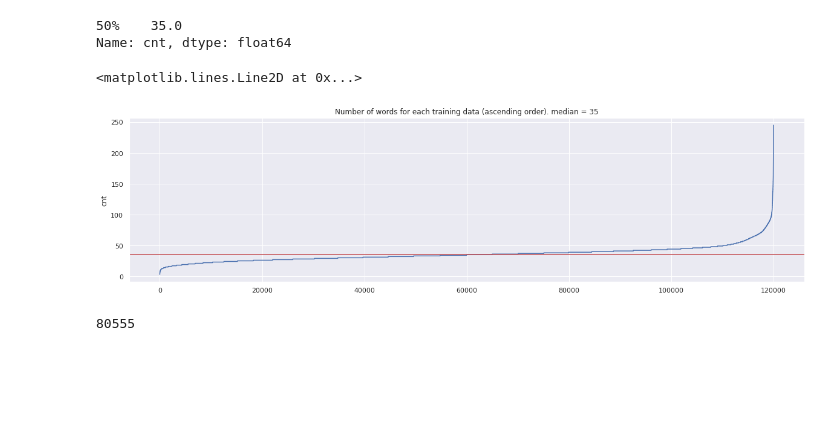
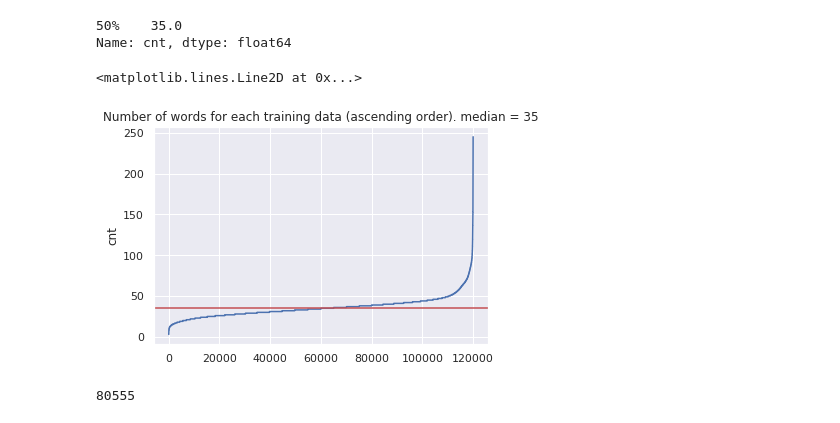
Before and after one commit to IIT-ML/interpretable-text-classification, a Jupyter notebook: AGnews_dataset_debug.ipynb, the cells around one changed output. Drawn from its saved outputs; the diff is of its cells as text; code cells hidden in the pictures; blank space fills up the shorter version.

```diff
--- a/AGnews_dataset_debug.ipynb
+++ b/AGnews_dataset_debug.ipynb
@@ -58,14 +58,14 @@ m
 50%    35.0
 Name: cnt, dtype: float64
 # %%
-plt.figure(figsize=(20, 5))
+### plt.figure(figsize=(20, 5))
 plt.title('Number of words for each training data (ascending order). median = {}'.format(int(m)))
 ax = sns.lineplot(x=tl.index, y="cnt", data=tl)
 plt.axhline(y=float(m), color='r')
 # plt.text(.5, .05, 'aaaaa', ha='center')
 # %% [output]
 <matplotlib.lines.Line2D at 0x...>
-[figure, old version]
+[figure, new version]
 # %%
 from collections import Counter
 # %%
```
Also changed, not shown: parts of 1 cell of this notebook, 7 other files.
